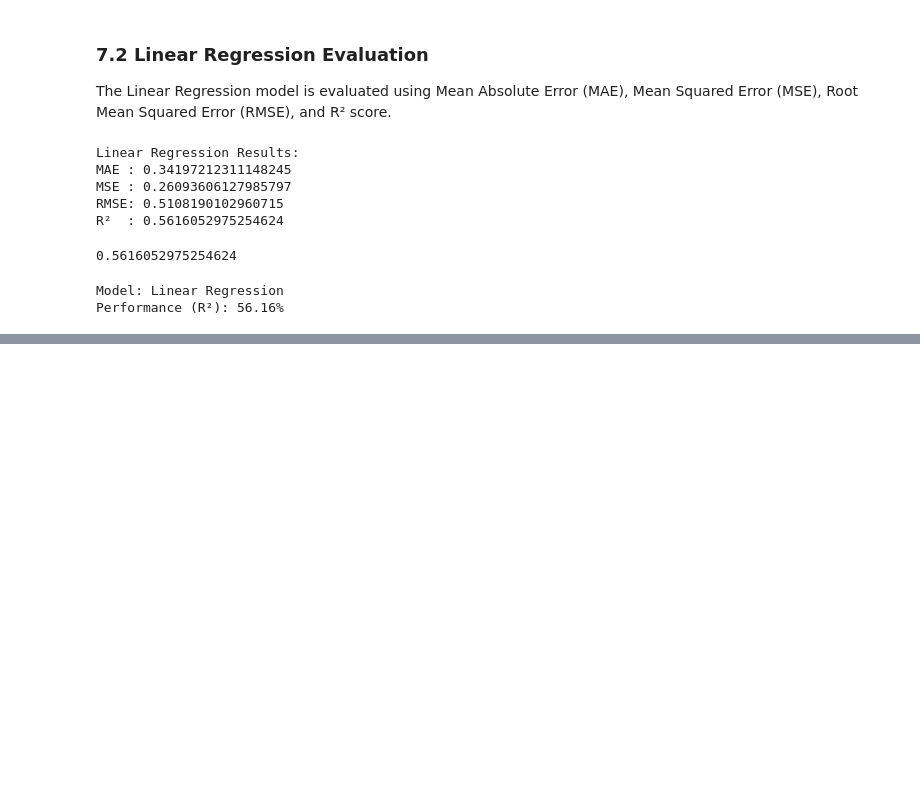
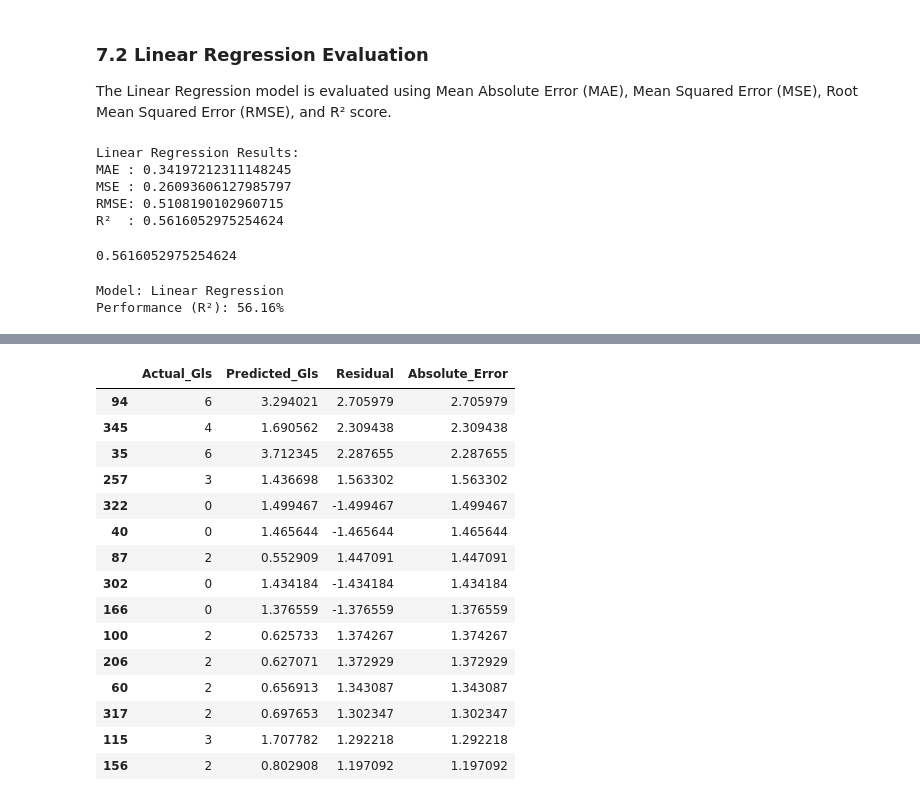
Before and after one commit to FaisalMahmudArzu/Football-Data-Analysis-from-Kaggle, a Jupyter notebook: main.ipynb, the cells around one changed output, grey strips where cells are left out. Drawn from its saved outputs; the diff is of its cells as text; code cells hidden in the pictures; blank space fills up the shorter version.

```diff
--- a/main.ipynb
+++ b/main.ipynb
@@ -1645,0 +1694,26 @@ Performance (R²): 56.16%
+# %%
+results_linear["Absolute_Error"] = abs(
+    results_linear["Residual"]
+)
+
+results_linear.sort_values(
+    "Absolute_Error",
+    ascending=False
+).head(15)
+# %% [output]
+|  | Actual_Gls | Predicted_Gls | Residual | Absolute_Error |
+| 94 | 6 | 3.294021 | 2.705979 | 2.705979 |
+| 345 | 4 | 1.690562 | 2.309438 | 2.309438 |
+| 35 | 6 | 3.712345 | 2.287655 | 2.287655 |
+| 257 | 3 | 1.436698 | 1.563302 | 1.563302 |
+| 322 | 0 | 1.499467 | -1.499467 | 1.499467 |
+| 40 | 0 | 1.465644 | -1.465644 | 1.465644 |
+| 87 | 2 | 0.552909 | 1.447091 | 1.447091 |
+| 302 | 0 | 1.434184 | -1.434184 | 1.434184 |
+| 166 | 0 | 1.376559 | -1.376559 | 1.376559 |
+| 100 | 2 | 0.625733 | 1.374267 | 1.374267 |
+| 206 | 2 | 0.627071 | 1.372929 | 1.372929 |
+| 60 | 2 | 0.656913 | 1.343087 | 1.343087 |
+| 317 | 2 | 0.697653 | 1.302347 | 1.302347 |
+| 115 | 3 | 1.707782 | 1.292218 | 1.292218 |
+| 156 | 2 | 0.802908 | 1.197092 | 1.197092 |
```
Also changed, not shown: parts of 5 cells of this notebook.
